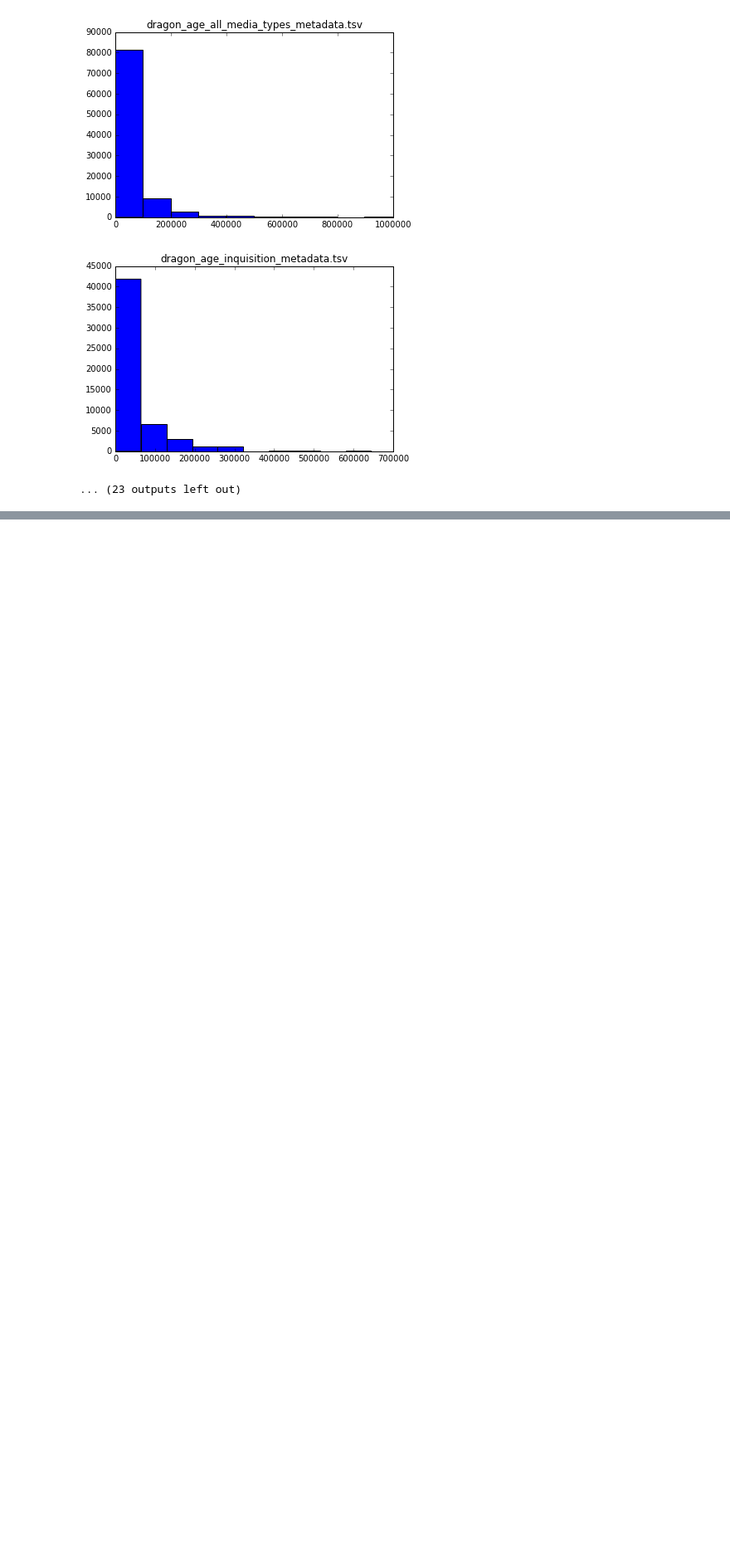
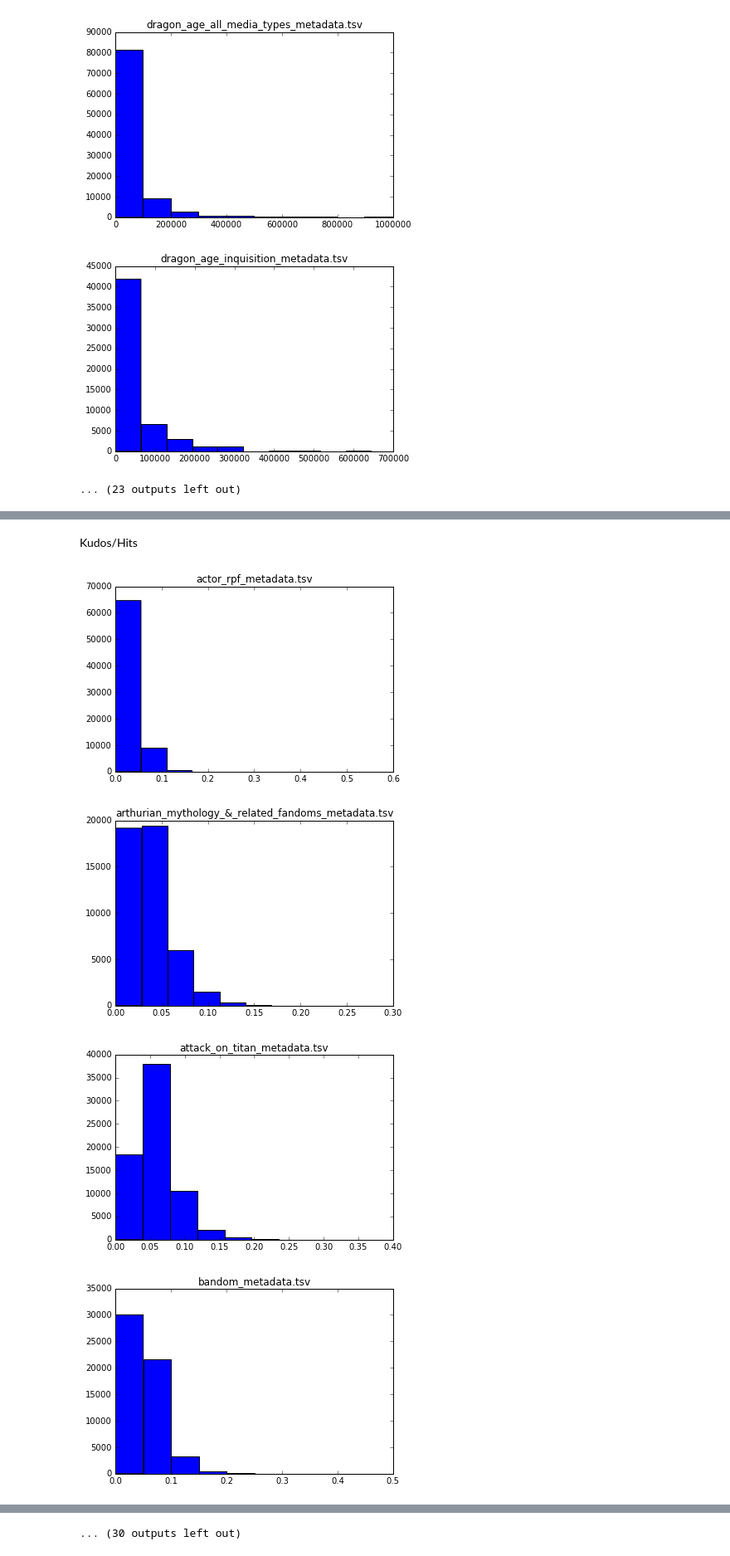
Before and after one commit to yzjing/ao3_old, a Jupyter notebook: exps/20170216_author_kudos/descriptive.ipynb, the cells around one changed output, grey strips where cells are left out. Shown: that part at 83% size. Drawn from its saved outputs; the diff is of its cells as text; code cells hidden in the pictures; blank space fills up the shorter version.

```diff
--- a/exps/20170216_author_kudos/descriptive.ipynb
+++ b/exps/20170216_author_kudos/descriptive.ipynb
@@ -31,3 +66,24 @@ ValueError: labels ['URL'] not contained in axis
 [figure]
 [figure]
 ... (23 outputs left out)
+# %%
+def create_timelist(df):
+    timelist = df.PublishDate.drop_duplicates().tolist()
+    timelist = [str(i)[:7] for i in timelist]
+    return sorted(list(set(timelist)))
+# %%
+def create_df_time(df, time):
+    return df[df.PublishDate.str[:7] == time]
+# %%
+for f in os.listdir(data_path):
+    word_month = {}
+    df = pd.read_csv(os.path.join(data_path, f), sep = '\t')
+    df = df.drop(['ChapterIndex', 'URL','CompleteDate','UpdateDate'], axis=1)
+    df = df.drop_duplicates()
+    tl = create_timelist(df)
+    for t in tl:
+        df_t = create_df_time(df,t)
+        word_month[t] = df_t.Words.sum()
+    for k,v in word_month.items():
+        print(k,v)
+    break
@@ -33,0 +108,16 @@ ValueError: labels ['URL'] not contained in axis
+# %% [markdown]
+Kudos/Hits
+# %%
+for f in os.listdir(data_path):
+    plt.figure()
+    df = pd.read_csv(os.path.join(data_path, f), sep = '\t')
+    df = df.drop(['ChapterIndex', 'CompleteDate','UpdateDate'], axis=1)
+    df = df.drop_duplicates()
+    df['Kudos/Hits'] = df['Kudos'].astype(float)/df['Hits'].astype(float)
+    plt.hist([i for i in df['Kudos/Hits'].tolist() if not np.isnan(i) and not np.isinf(i)])
+    plt.title(f)
+# %% [output]
+[figure, added]
+[figure, added]
+[figure, added]
+[figure, added]
@@ -33,0 +132 @@ ValueError: labels ['URL'] not contained in axis
+... (30 outputs left out)
```
Also changed, not shown: parts of 7 cells of this notebook, 6 other files.
